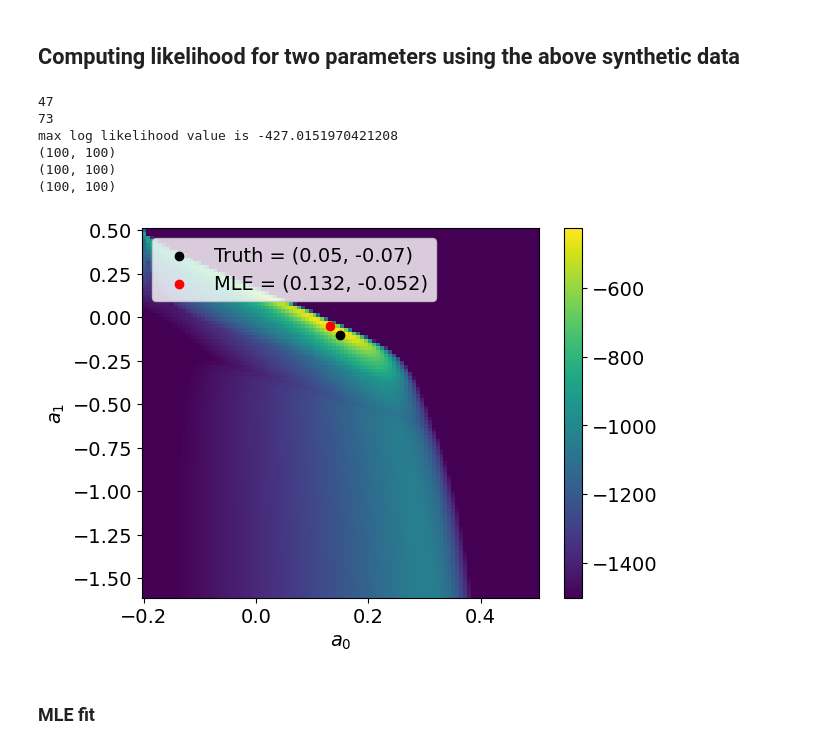
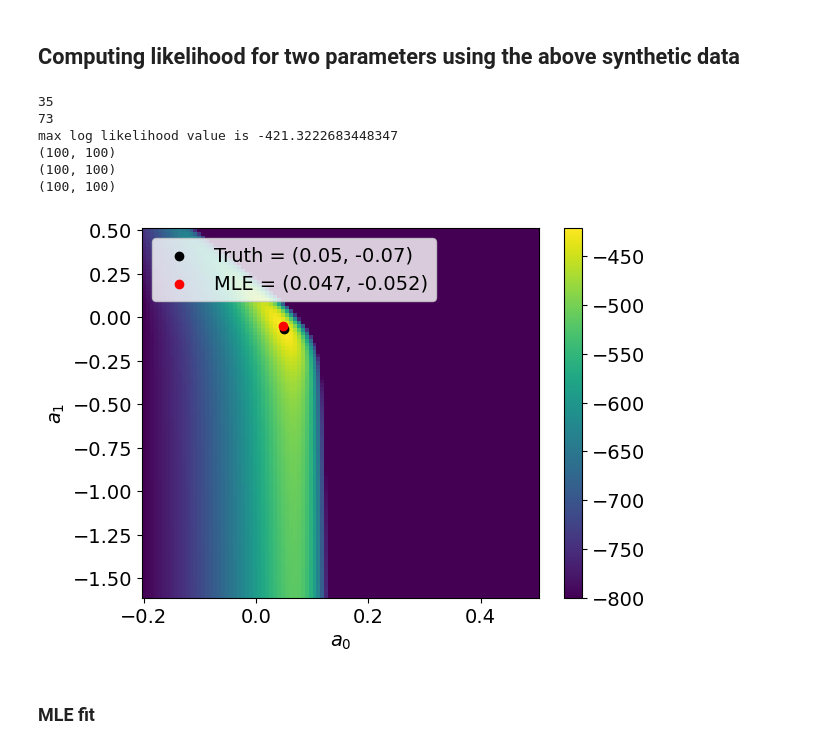
Before and after one commit to sudhipv/sequential_calibration, a Jupyter notebook: MLE/singlePHU/Nbinomial/1phu_twoparam_grid_search_NB.ipynb, the cells around one changed output. Cells and saved outputs as stored; diff of their text form; code cells hidden in the pictures.

```diff
--- a/MLE/singlePHU/Nbinomial/1phu_twoparam_grid_search_NB.ipynb
+++ b/MLE/singlePHU/Nbinomial/1phu_twoparam_grid_search_NB.ipynb
@@ -255,7 +255,15 @@ for p1 in range(len(param1)):
         loglik = 0
 
     #### CHANGE HERE ########
-        beta_i[:,0] = param1[p1]  + param2[p2]/(1 + np.exp((t1-tmoh)))
+        beta_i[:,0] = a0  \
+        + a1/(1 + np.exp((t1-tmoh)))  \
+        + param1[p1]/(1 + np.exp((t2-tmoh))) \
+        + param2[p2]/(1 + np.exp((t3-tmoh)))
+        # + param2[p2]/(1 + np.exp((t4-tmoh)))
+        # + param2[p2]/(1 + np.exp((t5-tmoh)))
+        # + param2[p2]/(1 + np.exp((t6-tmoh)))
+        # + param2[p2]/(1 + np.exp((t7-tmoh)))
+        # + param2[p2]/(1 + np.exp((t8-tmoh)))
 
         beta_e[:,0] = beta_i[:,0]
 
@@ -334,38 +342,38 @@ ax = fig.gca()
 X, Y = np.meshgrid(param1,param2)
 print(np.shape(X))
 print(np.shape(Y))
 print(np.shape(L))
 # plt.contourf(X,Y,np.transpose(L),levels=[-1500,-1000,-100])
 Lt = np.transpose(L)
 
 #### CHANGE HERE VMIN, FOR YOUR CASE
-plt.pcolormesh(X,Y,Lt,vmin=-1500)
+plt.pcolormesh(X,Y,Lt,vmin=-800)
 plt.xlabel('$a_{0}$')
 plt.ylabel('$a_{1}$')
 
-ax.scatter(a0,a1,color='black', label=f'Truth = {para[0], para[1]}')
+ax.scatter(para[0],para[1],color='black', label=f'Truth = {para[0], para[1]}')
 ax.scatter(param1[ind[0]],param2[ind[1]],color='red', label=f'MLE = ({param1[ind[0]]:.3f}, {param2[ind[1]]:.3f})')
 
 plt.colorbar()
 plt.legend(loc='upper left')
 plt.savefig('./figs/LL_synthetic_a02_a12')
 plt.show()
 
 ## Likelihood values
 # ind2 = np.unravel_index(np.argmax(Lhsum, axis=None), Lhsum.shape)
 # print(ind2[0])
 # print(ind2[1])
 # print(param1[ind2[0]])
 # print(param2[ind2[1]])
 # print("max values is", Lhsum[ind2[0],ind2[1]])
 # %% [output]
-47
+35
 73
-max log likelihood value is -427.0151970421208
+max log likelihood value is -421.3222683448347
 (100, 100)
 (100, 100)
 (100, 100)
-[figure, old version]
+[figure, new version]
 # %% [markdown]
 ### MLE fit
 # %%
```
Also changed, not shown: parts of 1 cell of this notebook, 5 other files.
